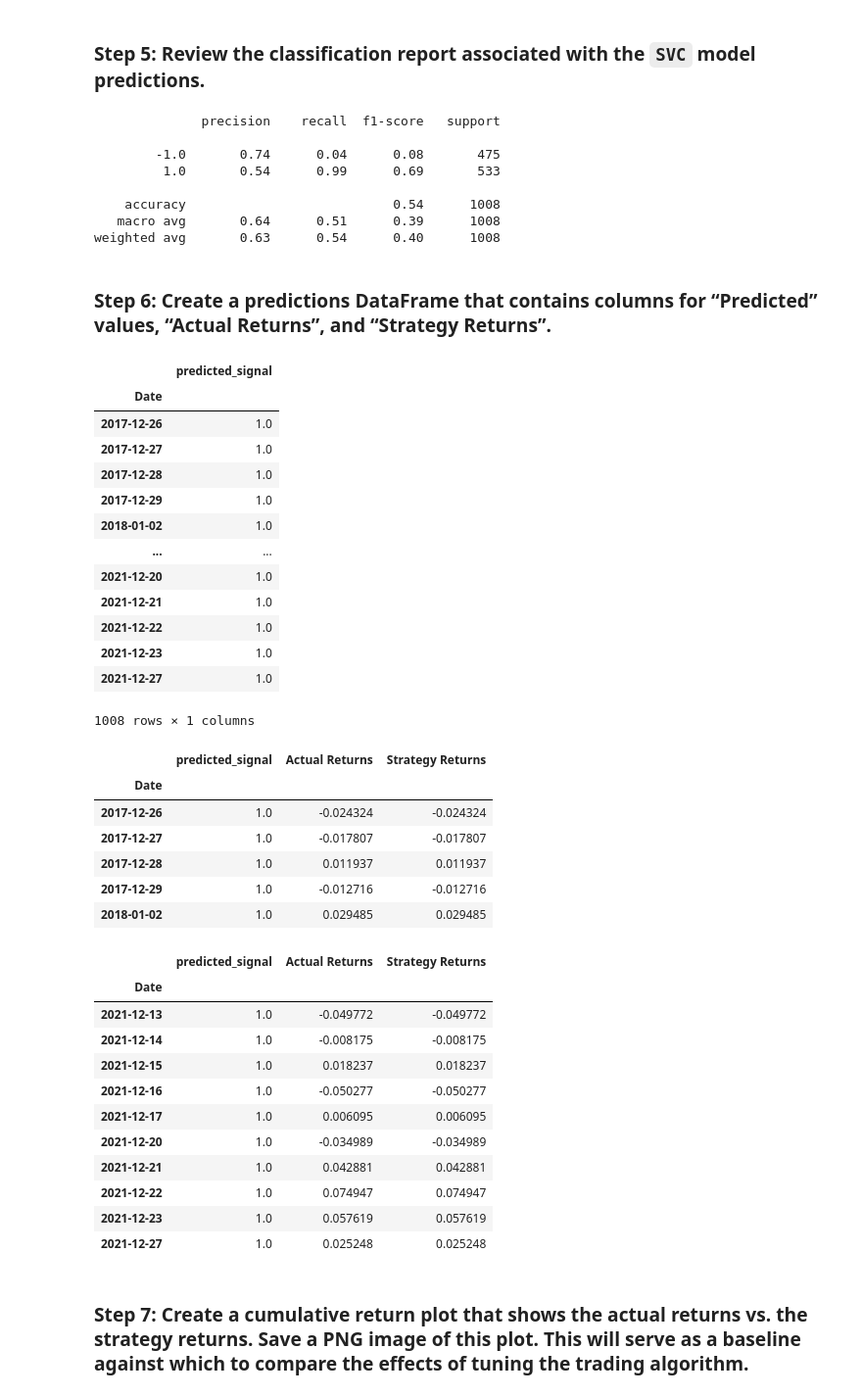
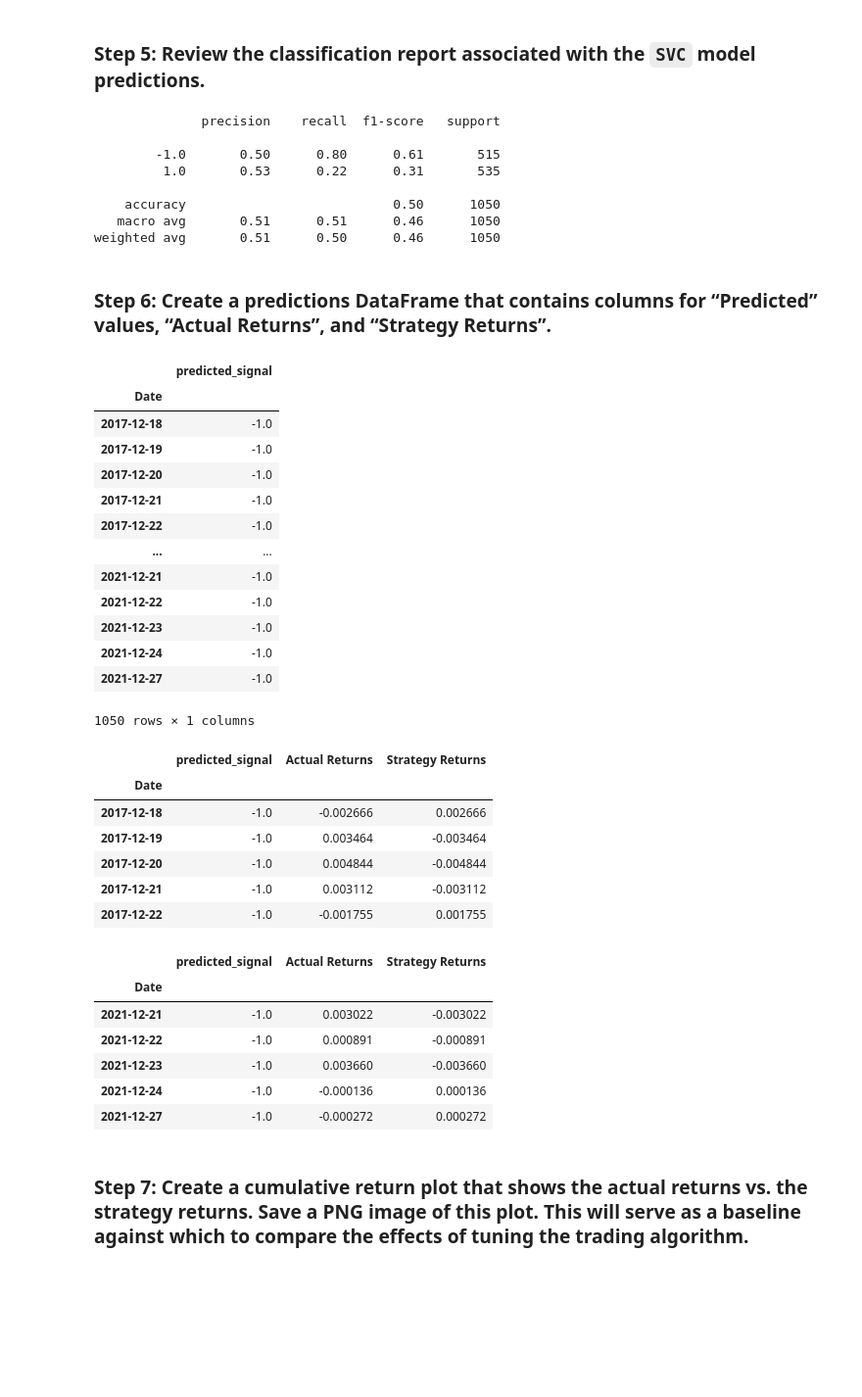
Before and after one commit to tembolo1284/Project_2_Bootcamp, a Jupyter notebook: machine_learning_trading_bot.ipynb, the cells around one changed output. Shown at 98% size. Drawn from its saved outputs; the diff is of its cells as text; code cells hidden in the pictures; blank space fills up the shorter version.

```diff
--- a/machine_learning_trading_bot.ipynb
+++ b/machine_learning_trading_bot.ipynb
@@ -91,14 +81,14 @@ Open the Jupyter notebook. Restart the kernel, run the provided cells that corre
 # %%
-# Import the OHLCV dataset into a Pandas Dataframe
+# Import the dataset into a Pandas Dataframe of instrument of your choice
 instrument_df = pd.read_csv(
-    Path("./Resources/TSLA_5y.csv"),
+    Path("./Resources/EURUSD_5y.csv"),
     index_col='Date',
     infer_datetime_format=True,
     parse_dates=True
 )
 
 # Review the DataFrame
-instrument_df.head(10)
+instrument_df.head()
 # %% [output]
 |  | Open | High | Low | Close | Adj Close | Volume |
 | Date |  |  |  |  |  |  |
@@ -370,12 +354,12 @@ print(svm_testing_report)
 # %% [output]
               precision    recall  f1-score   support
 
-        -1.0       0.74      0.04      0.08       475
-         1.0       0.54      0.99      0.69       533
+        -1.0       0.50      0.80      0.61       515
+         1.0       0.53      0.22      0.31       535
 
-    accuracy                           0.54      1008
-   macro avg       0.64      0.51      0.39      1008
-weighted avg       0.63      0.54      0.40      1008
+    accuracy                           0.50      1050
+   macro avg       0.51      0.51      0.46      1050
+weighted avg       0.51      0.50      0.46      1050
 # %% [markdown]
 ### Step 6: Create a predictions DataFrame that contains columns for “Predicted” values, “Actual Returns”, and “Strategy Returns”.
 # %%
@@ -389,50 +373,45 @@ predictions_df
 # %% [output]
 |  | predicted_signal |
 | Date |  |
-| 2017-12-26 | 1.0 |
-| 2017-12-27 | 1.0 |
-| 2017-12-28 | 1.0 |
-| 2017-12-29 | 1.0 |
-| 2018-01-02 | 1.0 |
+| 2017-12-18 | -1.0 |
+| 2017-12-19 | -1.0 |
+| 2017-12-20 | -1.0 |
+| 2017-12-21 | -1.0 |
+| 2017-12-22 | -1.0 |
 | ... | ... |
-| 2021-12-20 | 1.0 |
-| 2021-12-21 | 1.0 |
-| 2021-12-22 | 1.0 |
-| 2021-12-23 | 1.0 |
-| 2021-12-27 | 1.0 |
+| 2021-12-21 | -1.0 |
+| 2021-12-22 | -1.0 |
+| 2021-12-23 | -1.0 |
+| 2021-12-24 | -1.0 |
+| 2021-12-27 | -1.0 |
-1008 rows × 1 columns
+1050 rows × 1 columns
 # %%
 
 # Add the actual returns to the DataFrame
 predictions_df["Actual Returns"] = signals_df["Actual Returns"]
 
 # Add the strategy returns to the DataFrame
 predictions_df["Strategy Returns"] = predictions_df["Actual Returns"] * predictions_df["predicted_signal"]
 predictions_df.tail(20)
 
 # Review the DataFrame
 display(predictions_df.head())
-display(predictions_df.tail(10))
+display(predictions_df.tail())
 # %% [output]
 |  | predicted_signal | Actual Returns | Strategy Returns |
 | Date |  |  |  |
-| 2017-12-26 | 1.0 | -0.024324 | -0.024324 |
-| 2017-12-27 | 1.0 | -0.017807 | -0.017807 |
-| 2017-12-28 | 1.0 | 0.011937 | 0.011937 |
-| 2017-12-29 | 1.0 | -0.012716 | -0.012716 |
-| 2018-01-02 | 1.0 | 0.029485 | 0.029485 |
+| 2017-12-18 | -1.0 | -0.002666 | 0.002666 |
+| 2017-12-19 | -1.0 | 0.003464 | -0.003464 |
+| 2017-12-20 | -1.0 | 0.004844 | -0.004844 |
+| 2017-12-21 | -1.0 | 0.003112 | -0.003112 |
+| 2017-12-22 | -1.0 | -0.001755 | 0.001755 |
 |  | predicted_signal | Actual Returns | Strategy Returns |
 | Date |  |  |  |
-| 2021-12-13 | 1.0 | -0.049772 | -0.049772 |
-| 2021-12-14 | 1.0 | -0.008175 | -0.008175 |
-| 2021-12-15 | 1.0 | 0.018237 | 0.018237 |
-| 2021-12-16 | 1.0 | -0.050277 | -0.050277 |
-| 2021-12-17 | 1.0 | 0.006095 | 0.006095 |
-| 2021-12-20 | 1.0 | -0.034989 | -0.034989 |
-| 2021-12-21 | 1.0 | 0.042881 | 0.042881 |
-| 2021-12-22 | 1.0 | 0.074947 | 0.074947 |
-| 2021-12-23 | 1.0 | 0.057619 | 0.057619 |
-| 2021-12-27 | 1.0 | 0.025248 | 0.025248 |
+| 2021-12-21 | -1.0 | 0.003022 | -0.003022 |
+| 2021-12-22 | -1.0 | 0.000891 | -0.000891 |
+| 2021-12-23 | -1.0 | 0.003660 | -0.003660 |
+| 2021-12-24 | -1.0 | -0.000136 | 0.000136 |
+| 2021-12-27 | -1.0 | -0.000272 | 0.000272 |
 # %% [markdown]
 ### Step 7: Create a cumulative return plot that shows the actual returns vs. the strategy returns. Save a PNG image of this plot. This will serve as a baseline against which to compare the effects of tuning the trading algorithm.
 # %%
```
Also changed, not shown: parts of 25 cells of this notebook, 13 other files.
